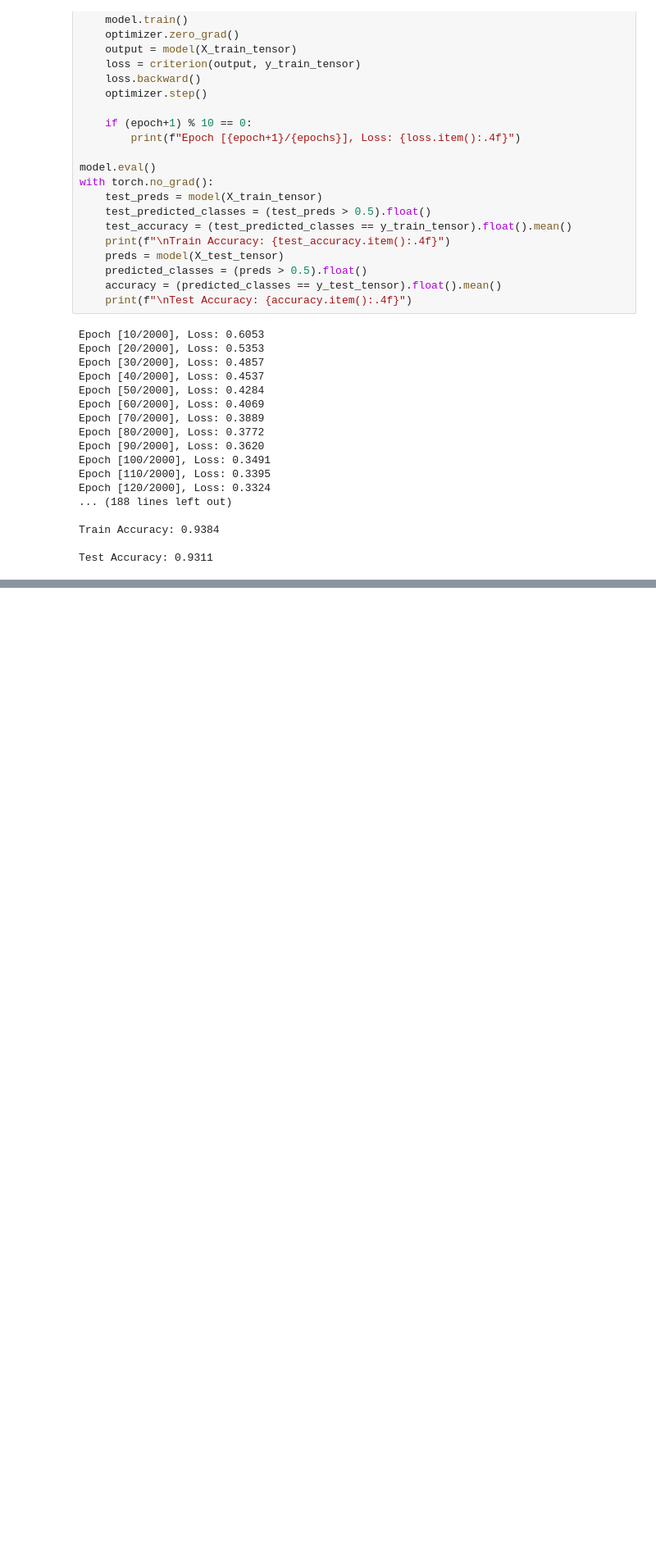
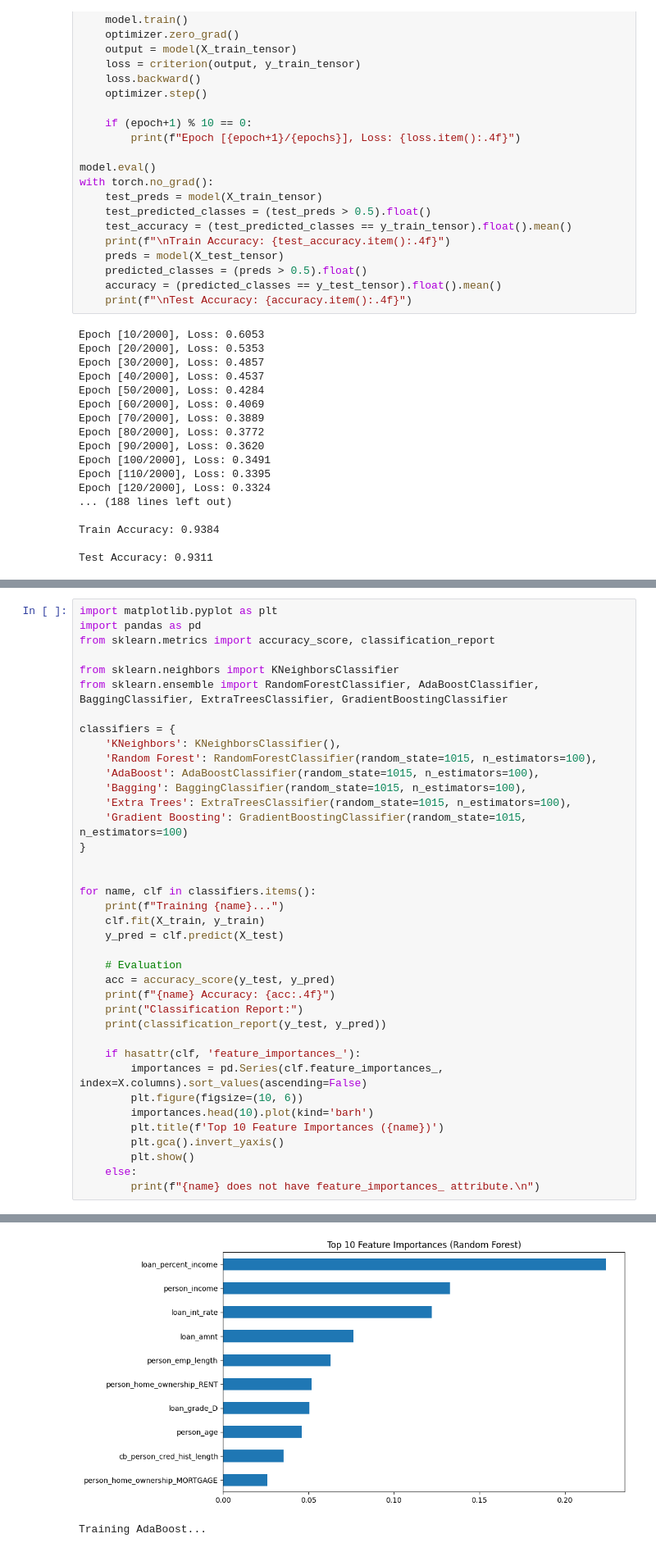
Before and after one commit to johnwee1/dsai-project, a Jupyter notebook: explore.ipynb, the cells around one changed output, grey strips where cells are left out. Shown at 82% size. Drawn from its saved outputs; the diff is of its cells as text; blank space fills up the shorter version.

```diff
--- a/explore.ipynb
+++ b/explore.ipynb
@@ -2051,0 +2106,39 @@ Test Accuracy: 0.9311
+# %%
+import matplotlib.pyplot as plt
+import pandas as pd
+from sklearn.metrics import accuracy_score, classification_report
+
+from sklearn.neighbors import KNeighborsClassifier
+from sklearn.ensemble import RandomForestClassifier, AdaBoostClassifier, BaggingClassifier, ExtraTreesClassifier, GradientBoostingClassifier
+
+classifiers = {
+    'KNeighbors': KNeighborsClassifier(),
+    'Random Forest': RandomForestClassifier(random_state=1015, n_estimators=100),
+    'AdaBoost': AdaBoostClassifier(random_state=1015, n_estimators=100),
+    'Bagging': BaggingClassifier(random_state=1015, n_estimators=100),
+    'Extra Trees': ExtraTreesClassifier(random_state=1015, n_estimators=100),
+    'Gradient Boosting': GradientBoostingClassifier(random_state=1015, n_estimators=100)
+}
+
+
+for name, clf in classifiers.items():
+    print(f"Training {name}...")
+    clf.fit(X_train, y_train)
+    y_pred = clf.predict(X_test)
+
+    # Evaluation
+    acc = accuracy_score(y_test, y_pred)
+    print(f"{name} Accuracy: {acc:.4f}")
+    print("Classification Report:")
+    print(classification_report(y_test, y_pred))
+
+    if hasattr(clf, 'feature_importances_'):
+        importances = pd.Series(clf.feature_importances_, index=X.columns).sort_values(ascending=False)
+        plt.figure(figsize=(10, 6))
+        importances.head(10).plot(kind='barh')
+        plt.title(f'Top 10 Feature Importances ({name})')
+        plt.gca().invert_yaxis()
+        plt.show()
+    else:
+        print(f"{name} does not have feature_importances_ attribute.\n")
+# %% [output]
@@ -2051,0 +2162,2 @@ Test Accuracy: 0.9311
+[figure, added]
+Training AdaBoost...
```
Also changed, not shown: parts of 4 cells of this notebook, 1 other file.
